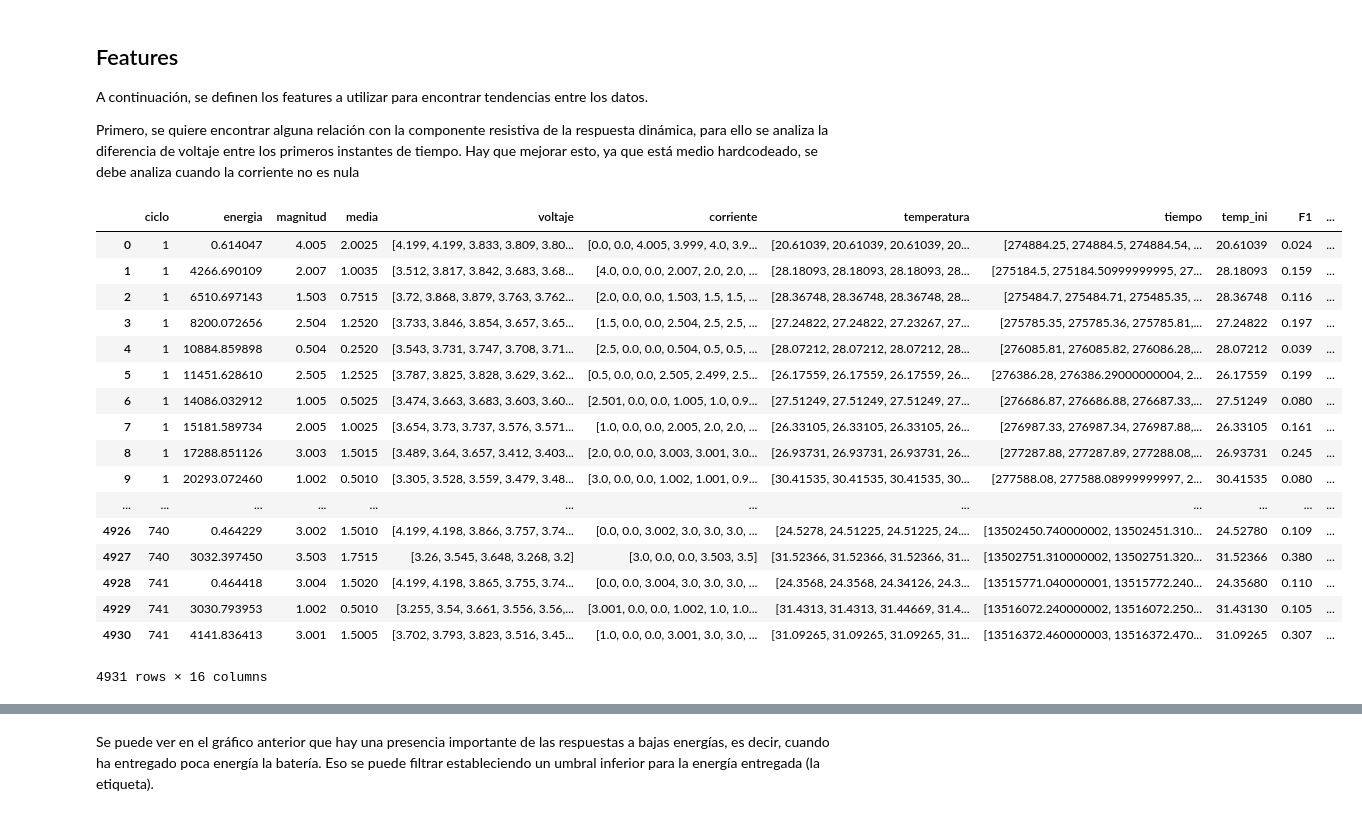
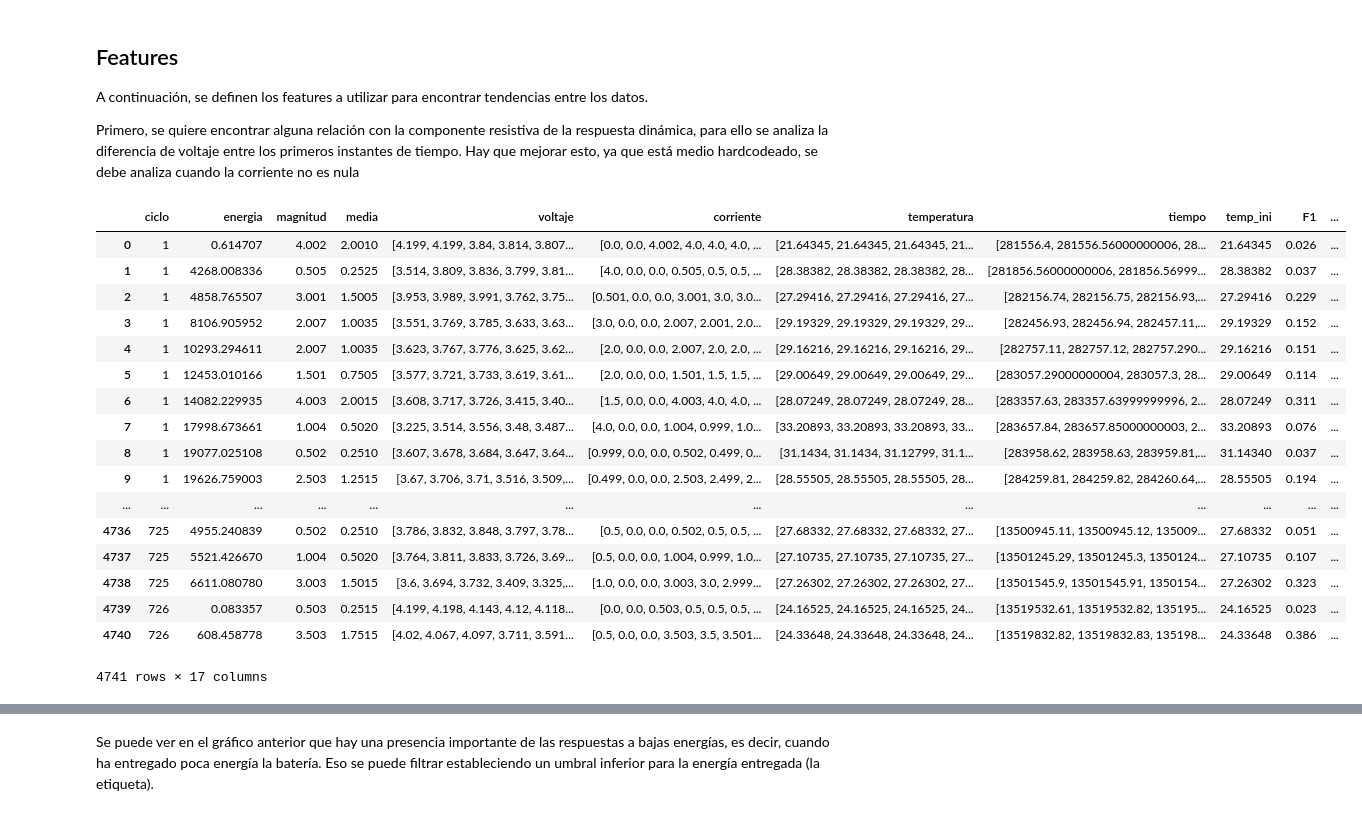
Before and after one commit to MartinVIllesca/Analisis_Baterias, a Jupyter notebook: notebooks/exploracion_cesar_2.ipynb, the cells around one changed output, grey strips where cells are left out. Saved outputs shown, nothing was run; the diff lists cells and outputs as text; code cells hidden in the pictures.

```diff
--- a/notebooks/exploracion_cesar_2.ipynb
+++ b/notebooks/exploracion_cesar_2.ipynb
@@ -12,7 +12,7 @@ from mpl_toolkits.mplot3d import Axes3D
 # %%
 # carga de caminata aleatoria
 documento = '../../Battery_Uniform_Distribution_Discharge_Room_Temp_DataSet_2Post/data/Matlab/RW5.mat'
-documento_2 = '../../Battery_Uniform_Distribution_Discharge_Room_Temp_DataSet_2Post/data/Matlab/RW3.mat'
+documento_2 = '../../Battery_Uniform_Distribution_Discharge_Room_Temp_DataSet_2Post/data/Matlab/RW4.mat'
 comentarios = ['discharge (random walk)',
                'rest (random walk)',
                'rest post random walk discharge']
@@ -536,6 +536,15 @@ def primera_derivada(arr_serie):
         aux2 = list(serie[:-1] - serie[1:])
         if len(aux2) == 0: aux2 = [0]
         aux.append(aux2)
+    return aux
+
+# segunda derivada
+
+def segunda_derivada(data):
+    aux = []
+    for i in data:
+        der_mean = np.mean(np.diff(np.diff(i)))
+        aux.append(der_mean)
     return aux
 
 #Delta temperatura
@@ -671,44 +680,52 @@ def potencia_instantanea_salto(arr_voltaje, arr_corriente, limite=10):
 # %%
 # obtener features
 
 #RW3
 df["F1"] = [np.mean(x[:1]) for x in primera_derivada(df["voltaje"])] #primera derivada
-df["F2"] = deltaT(df["temperatura"],df["magnitud"])  #Diferencia de temperatura
-df["F3"] = primera_derivada_RC(df["voltaje"])  # primera derivada efecto capacitivo
-df["F4"] = segunda_derivada_RC(df["voltaje"])  # segunda derivada efecto capacitivo
+df["F2"] = segunda_derivada(df["voltaje"]) #segunda derivada
+df["F3"] = deltaT(df["temperatura"],df["magnitud"])  #Diferencia de temperatura
+df["F4"] = primera_derivada_RC(df["voltaje"])  # primera derivada efecto capacitivo
+df["F5"] = segunda_derivada_RC(df["voltaje"])  # segunda derivada efecto capacitivo
 RC_test = RC(df["voltaje"],df["tiempo"],df["ciclo"])
-df["F5"] = RC_test[0]  # circuito RC
-df["F6"] = potencia_instantanea_salto(df['voltaje'], df['corriente'], limite=1) #Potencia instantanea
+df["F6"] = RC_test[0]  # circuito RC
+df["F7"] = potencia_instantanea_salto(df['voltaje'], df['corriente'], limite=1) #Potencia instantanea
 
 #RW5
 df_2["F1"] = [np.mean(x[:1]) for x in primera_derivada(df_2["voltaje"])]
-df_2["F2"] = deltaT(df_2["temperatura"],df_2["magnitud"])
-
+df_2["F2"] = segunda_derivada(df_2["voltaje"]) #segunda derivada
+df_2["F3"] = deltaT(df_2["temperatura"],df_2["magnitud"])
+df_2["F4"] = primera_derivada_RC(df_2["voltaje"])  # primera derivada efecto capacitivo
+df_2["F5"] = segunda_derivada_RC(df_2["voltaje"])  # segunda derivada efecto capacitivo
+RC_test = RC(df_2["voltaje"],df_2["tiempo"],df_2["ciclo"])
+df_2["F6"] = RC_test[0]  # circuito RC
+df_2["F7"] = potencia_instantanea_salto(df_2['voltaje'], df_2['corriente'], limite=1) #Potencia instantanea
 
 #Cambio de labels para etiquetar
 
 df["clase"] = ChangeLabel(df['ciclo'],5)
 
-df
+df_2["clase"] = ChangeLabel(df_2["ciclo"],5)
+
+df_2
 # %% [output]
 |  | ciclo | energia | magnitud | media | voltaje | corriente | temperatura | tiempo | temp_ini | F1 | ... |
-| 0 | 1 | 0.614047 | 4.005 | 2.0025 | [4.199, 4.199, 3.833, 3.809, 3.80... | [0.0, 0.0, 4.005, 3.999, 4.0, 3.9... | [20.61039, 20.61039, 20.61039, 20... | [274884.25, 274884.5, 274884.54, ... | 20.61039 | 0.024 | ... |
-| 1 | 1 | 4266.690109 | 2.007 | 1.0035 | [3.512, 3.817, 3.842, 3.683, 3.68... | [4.0, 0.0, 0.0, 2.007, 2.0, 2.0, ... | [28.18093, 28.18093, 28.18093, 28... | [275184.5, 275184.50999999995, 27... | 28.18093 | 0.159 | ... |
-| 2 | 1 | 6510.697143 | 1.503 | 0.7515 | [3.72, 3.868, 3.879, 3.763, 3.762... | [2.0, 0.0, 0.0, 1.503, 1.5, 1.5, ... | [28.36748, 28.36748, 28.36748, 28... | [275484.7, 275484.71, 275485.35, ... | 28.36748 | 0.116 | ... |
-| 3 | 1 | 8200.072656 | 2.504 | 1.2520 | [3.733, 3.846, 3.854, 3.657, 3.65... | [1.5, 0.0, 0.0, 2.504, 2.5, 2.5, ... | [27.24822, 27.24822, 27.23267, 27... | [275785.35, 275785.36, 275785.81,... | 27.24822 | 0.197 | ... |
-| 4 | 1 | 10884.859898 | 0.504 | 0.2520 | [3.543, 3.731, 3.747, 3.708, 3.71... | [2.5, 0.0, 0.0, 0.504, 0.5, 0.5, ... | [28.07212, 28.07212, 28.07212, 28... | [276085.81, 276085.82, 276086.28,... | 28.07212 | 0.039 | ... |
-| 5 | 1 | 11451.628610 | 2.505 | 1.2525 | [3.787, 3.825, 3.828, 3.629, 3.62... | [0.5, 0.0, 0.0, 2.505, 2.499, 2.5... | [26.17559, 26.17559, 26.17559, 26... | [276386.28, 276386.29000000004, 2... | 26.17559 | 0.199 | ... |
-| 6 | 1 | 14086.032912 | 1.005 | 0.5025 | [3.474, 3.663, 3.683, 3.603, 3.60... | [2.501, 0.0, 0.0, 1.005, 1.0, 0.9... | [27.51249, 27.51249, 27.51249, 27... | [276686.87, 276686.88, 276687.33,... | 27.51249 | 0.080 | ... |
-| 7 | 1 | 15181.589734 | 2.005 | 1.0025 | [3.654, 3.73, 3.737, 3.576, 3.571... | [1.0, 0.0, 0.0, 2.005, 2.0, 2.0, ... | [26.33105, 26.33105, 26.33105, 26... | [276987.33, 276987.34, 276987.88,... | 26.33105 | 0.161 | ... |
-| 8 | 1 | 17288.851126 | 3.003 | 1.5015 | [3.489, 3.64, 3.657, 3.412, 3.403... | [2.0, 0.0, 0.0, 3.003, 3.001, 3.0... | [26.93731, 26.93731, 26.93731, 26... | [277287.88, 277287.89, 277288.08,... | 26.93731 | 0.245 | ... |
-| 9 | 1 | 20293.072460 | 1.002 | 0.5010 | [3.305, 3.528, 3.559, 3.479, 3.48... | [3.0, 0.0, 0.0, 1.002, 1.001, 0.9... | [30.41535, 30.41535, 30.41535, 30... | [277588.08, 277588.08999999997, 2... | 30.41535 | 0.080 | ... |
+| 0 | 1 | 0.614707 | 4.002 | 2.0010 | [4.199, 4.199, 3.84, 3.814, 3.807... | [0.0, 0.0, 4.002, 4.0, 4.0, 4.0, ... | [21.64345, 21.64345, 21.64345, 21... | [281556.4, 281556.56000000006, 28... | 21.64345 | 0.026 | ... |
+| 1 | 1 | 4268.008336 | 0.505 | 0.2525 | [3.514, 3.809, 3.836, 3.799, 3.81... | [4.0, 0.0, 0.0, 0.505, 0.5, 0.5, ... | [28.38382, 28.38382, 28.38382, 28... | [281856.56000000006, 281856.56999... | 28.38382 | 0.037 | ... |
+| 2 | 1 | 4858.765507 | 3.001 | 1.5005 | [3.953, 3.989, 3.991, 3.762, 3.75... | [0.501, 0.0, 0.0, 3.001, 3.0, 3.0... | [27.29416, 27.29416, 27.29416, 27... | [282156.74, 282156.75, 282156.93,... | 27.29416 | 0.229 | ... |
+| 3 | 1 | 8106.905952 | 2.007 | 1.0035 | [3.551, 3.769, 3.785, 3.633, 3.63... | [3.0, 0.0, 0.0, 2.007, 2.001, 2.0... | [29.19329, 29.19329, 29.19329, 29... | [282456.93, 282456.94, 282457.11,... | 29.19329 | 0.152 | ... |
+| 4 | 1 | 10293.294611 | 2.007 | 1.0035 | [3.623, 3.767, 3.776, 3.625, 3.62... | [2.0, 0.0, 0.0, 2.007, 2.0, 2.0, ... | [29.16216, 29.16216, 29.16216, 29... | [282757.11, 282757.12, 282757.290... | 29.16216 | 0.151 | ... |
+| 5 | 1 | 12453.010166 | 1.501 | 0.7505 | [3.577, 3.721, 3.733, 3.619, 3.61... | [2.0, 0.0, 0.0, 1.501, 1.5, 1.5, ... | [29.00649, 29.00649, 29.00649, 29... | [283057.29000000004, 283057.3, 28... | 29.00649 | 0.114 | ... |
+| 6 | 1 | 14082.229935 | 4.003 | 2.0015 | [3.608, 3.717, 3.726, 3.415, 3.40... | [1.5, 0.0, 0.0, 4.003, 4.0, 4.0, ... | [28.07249, 28.07249, 28.07249, 28... | [283357.63, 283357.63999999996, 2... | 28.07249 | 0.311 | ... |
+| 7 | 1 | 17998.673661 | 1.004 | 0.5020 | [3.225, 3.514, 3.556, 3.48, 3.487... | [4.0, 0.0, 0.0, 1.004, 0.999, 1.0... | [33.20893, 33.20893, 33.20893, 33... | [283657.84, 283657.85000000003, 2... | 33.20893 | 0.076 | ... |
+| 8 | 1 | 19077.025108 | 0.502 | 0.2510 | [3.607, 3.678, 3.684, 3.647, 3.64... | [0.999, 0.0, 0.0, 0.502, 0.499, 0... | [31.1434, 31.1434, 31.12799, 31.1... | [283958.62, 283958.63, 283959.81,... | 31.14340 | 0.037 | ... |
+| 9 | 1 | 19626.759003 | 2.503 | 1.2515 | [3.67, 3.706, 3.71, 3.516, 3.509,... | [0.499, 0.0, 0.0, 2.503, 2.499, 2... | [28.55505, 28.55505, 28.55505, 28... | [284259.81, 284259.82, 284260.64,... | 28.55505 | 0.194 | ... |
 | ... | ... | ... | ... | ... | ... | ... | ... | ... | ... | ... | ... |
-| 4926 | 740 | 0.464229 | 3.002 | 1.5010 | [4.199, 4.198, 3.866, 3.757, 3.74... | [0.0, 0.0, 3.002, 3.0, 3.0, 3.0, ... | [24.5278, 24.51225, 24.51225, 24.... | [13502450.740000002, 13502451.310... | 24.52780 | 0.109 | ... |
-| 4927 | 740 | 3032.397450 | 3.503 | 1.7515 | [3.26, 3.545, 3.648, 3.268, 3.2] | [3.0, 0.0, 0.0, 3.503, 3.5] | [31.52366, 31.52366, 31.52366, 31... | [13502751.310000002, 13502751.320... | 31.52366 | 0.380 | ... |
-| 4928 | 741 | 0.464418 | 3.004 | 1.5020 | [4.199, 4.198, 3.865, 3.755, 3.74... | [0.0, 0.0, 3.004, 3.0, 3.0, 3.0, ... | [24.3568, 24.3568, 24.34126, 24.3... | [13515771.040000001, 13515772.240... | 24.35680 | 0.110 | ... |
-| 4929 | 741 | 3030.793953 | 1.002 | 0.5010 | [3.255, 3.54, 3.661, 3.556, 3.56,... | [3.001, 0.0, 0.0, 1.002, 1.0, 1.0... | [31.4313, 31.4313, 31.44669, 31.4... | [13516072.240000002, 13516072.250... | 31.43130 | 0.105 | ... |
-| 4930 | 741 | 4141.836413 | 3.001 | 1.5005 | [3.702, 3.793, 3.823, 3.516, 3.45... | [1.0, 0.0, 0.0, 3.001, 3.0, 3.0, ... | [31.09265, 31.09265, 31.09265, 31... | [13516372.460000003, 13516372.470... | 31.09265 | 0.307 | ... |
+| 4736 | 725 | 4955.240839 | 0.502 | 0.2510 | [3.786, 3.832, 3.848, 3.797, 3.78... | [0.5, 0.0, 0.0, 0.502, 0.5, 0.5, ... | [27.68332, 27.68332, 27.68332, 27... | [13500945.11, 13500945.12, 135009... | 27.68332 | 0.051 | ... |
+| 4737 | 725 | 5521.426670 | 1.004 | 0.5020 | [3.764, 3.811, 3.833, 3.726, 3.69... | [0.5, 0.0, 0.0, 1.004, 0.999, 1.0... | [27.10735, 27.10735, 27.10735, 27... | [13501245.29, 13501245.3, 1350124... | 27.10735 | 0.107 | ... |
+| 4738 | 725 | 6611.080780 | 3.003 | 1.5015 | [3.6, 3.694, 3.732, 3.409, 3.325,... | [1.0, 0.0, 0.0, 3.003, 3.0, 2.999... | [27.26302, 27.26302, 27.26302, 27... | [13501545.9, 13501545.91, 1350154... | 27.26302 | 0.323 | ... |
+| 4739 | 726 | 0.083357 | 0.503 | 0.2515 | [4.199, 4.198, 4.143, 4.12, 4.118... | [0.0, 0.0, 0.503, 0.5, 0.5, 0.5, ... | [24.16525, 24.16525, 24.16525, 24... | [13519532.61, 13519532.82, 135195... | 24.16525 | 0.023 | ... |
+| 4740 | 726 | 608.458778 | 3.503 | 1.7515 | [4.02, 4.067, 4.097, 3.711, 3.591... | [0.5, 0.0, 0.0, 3.503, 3.5, 3.501... | [24.33648, 24.33648, 24.33648, 24... | [13519832.82, 13519832.83, 135198... | 24.33648 | 0.386 | ... |
-4931 rows × 16 columns
+4741 rows × 17 columns
 # %%
 import tensorflow as tf
 import seaborn as sns
```
Also changed, not shown: parts of 5 cells of this notebook.
